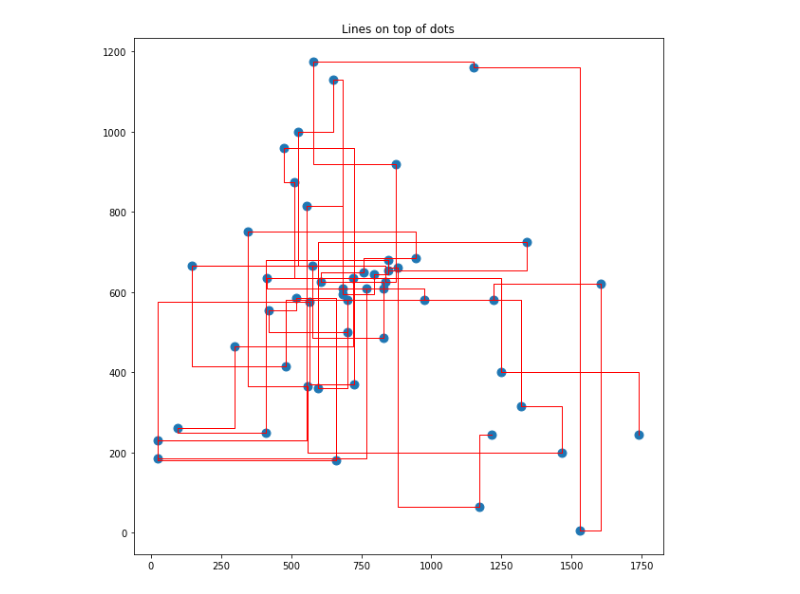
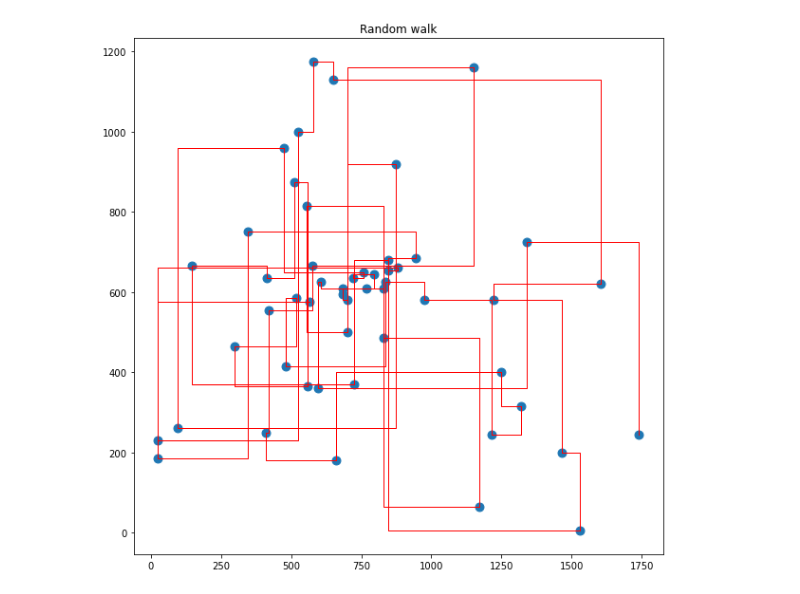
Before and after one commit to vkpankov/BioInfML, a Jupyter notebook: hw10.ipynb, the cells around one changed output. Cells and saved outputs as stored; diff of their text form; code cells hidden in the pictures.

```diff
--- a/hw10.ipynb
+++ b/hw10.ipynb
@@ -10,14 +10,14 @@ data.y = data.y.astype(int)
 def dist(d):
     return sum(np.abs(np.diff(d.x)) + np.abs(np.diff(d.y)))
 # %%
-def plotData(df):
+def plotData(df, title):
     repeated = pd.DataFrame(np.repeat(df.x,2))
     repeated["y"] = np.repeat(df.y,2).shift(1).fillna(0).astype("int")
     repeated = repeated.iloc[1:]
     plt.figure(figsize=(10,10))
     plt.plot(repeated.x, repeated.y, 'r', lw=1)
     plt.scatter(data.x, data.y, s=80)
-    plt.title('Lines on top of dots')
+    plt.title(title)
 # %%
 def mcRandomSamplingOpt(data, itercount = 10000):
     min_dist = dist(data)
@@ -67,7 +65,7 @@ rw_inds = randomWalkOpt(data)
 # %%
-plotData(data.loc[rw_inds])
+plotData(data.loc[rw_inds], "Random walk")
 # %% [output]
-[figure, old version]
+[figure, new version]
 # %%
 def hillClimbOpt(data, itercount = 50000):
     min_dist = dist(data)
```
Also changed, not shown: parts of 11 cells of this notebook.
